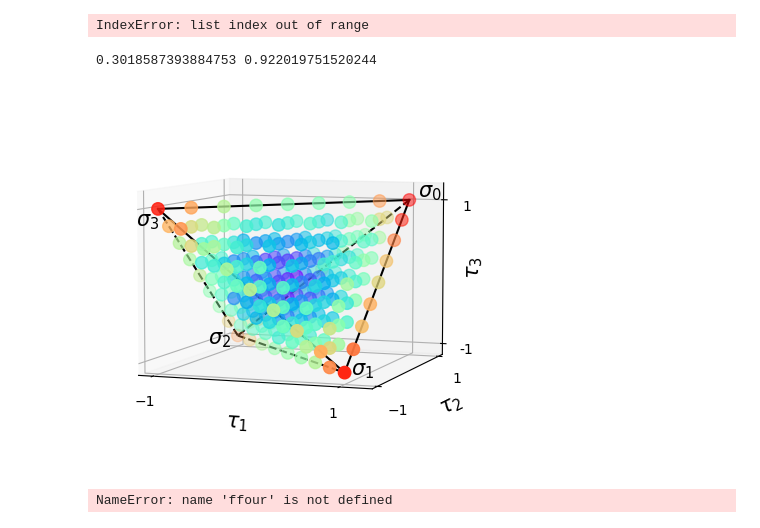
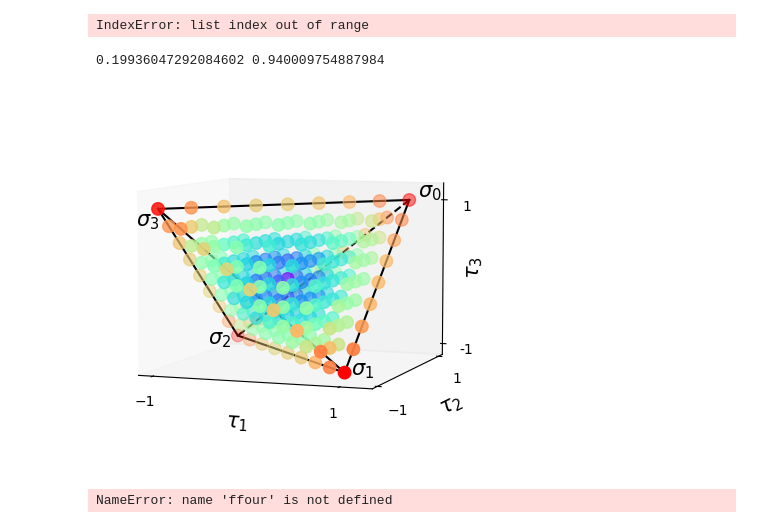
Before and after one commit to tbasile/Una-Rotacion-Parametrizada, a Jupyter notebook: Codigo/Fidelidades-Canales-Pauli.ipynb, the cells around one changed output. Cells and saved outputs as stored; diff of their text form; code cells hidden in the pictures.

```diff
--- a/Codigo/Fidelidades-Canales-Pauli.ipynb
+++ b/Codigo/Fidelidades-Canales-Pauli.ipynb
@@ -404,8 +404,8 @@ def graficar(documento):
     ax.plot([1,1],[1,-1],[1,-1],'k')
     ax.plot([1,-1],[1,1],[1,-1],'k--')
     ax.plot([1,-1],[1,-1],[1,1],'k')
-    ax.plot([-1,1],[1,-1],[-1,-1],'k--')
-    ax.plot([-1,-1],[1,-1],[-1,1],'k--')
+    ax.plot([-1,1],[1,-1],[-1,-1],'k')
+    ax.plot([-1,-1],[1,-1],[-1,1],'k')
     ax.plot([1,-1],[-1,-1],[-1,1],'k')
     #     plt.plot(0,0,0,'ko')
     ax.plot(1.18,1,1.08,'ko',markersize=0.1)
@@ -442,37 +442,38 @@ def graficar(documento):
 
     ffour = 2*(1-np.array(four))
     colors = cm.rainbow_r((np.array(ffour)-min(ffour))/(max(ffour)-min(ffour)))
 #     colors = cm.rainbow_r(ffour)
 
     colmap = cm.ScalarMappable(cmap=cm.rainbow_r)
     print(min(ffour),max(ffour))
 
     colmap.set_array([min(ffour),max(ffour)])
 #     colmap.set_array([0,1])
 
 
     yg = ax.scatter(xs, ys, zs, c=colors, marker='o',s=80)
 #     cb = fig.colorbar(colmap,fraction=0.024, pad=0.07)
 #     cb.ax.tick_params(labelsize=15)
 
 #     cb.ax.set_title("$f$",fontsize=15)
     ax.view_init(6,290)
 
 
 
 #         ax.plot(float(row[0]),float(row[1]),
 #                  float(row[2]),color=(float(row[-1]),float(row[-1]),
 #                                      0),marker='o')
 #         ax.pcolormesh(float(row[0]),float(row[1]),
 #                  float(row[2]),cmap = cm.Blues)
     ax.zaxis.labelpad=-5
-
+    ax.grid(False)
     plt.show()
 
-graficar('Resultados/ibmq_lima-9puntos/fidelidades_diam1.csv')
+
+graficar('Resultados/ibmq_lima-9puntos/fidelidades_diam2.csv')
 # %% [output]
-0.3018587393884753 0.922019751520244
+0.19936047292084602 0.940009754887984
-[figure, old version]
+[figure, new version]
 # %%
 min(ffour)
 # %% [output]
```
Also changed, not shown: 10 other files.
